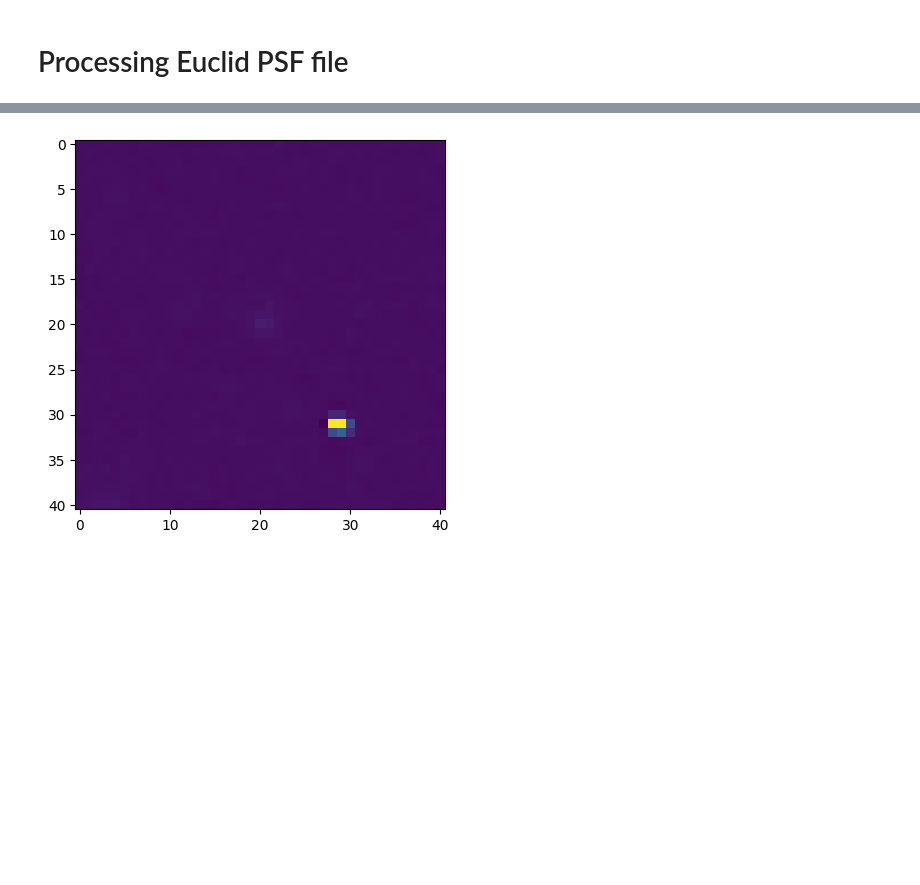
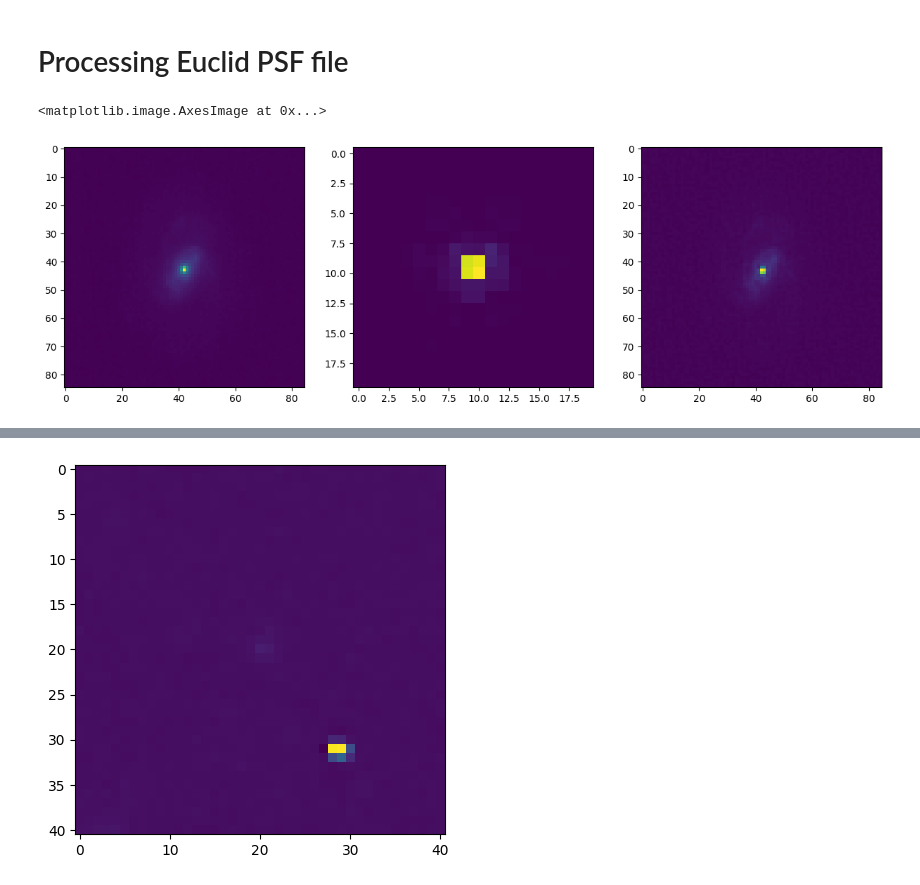
Before and after one commit to xoubish/superNISP, a Jupyter notebook: code/process_data.ipynb, the cells around one changed output, grey strips where cells are left out. Saved outputs shown, nothing was run; the diff lists cells and outputs as text; code cells hidden in the pictures; blank space fills up the shorter version.

```diff
--- a/code/process_data.ipynb
+++ b/code/process_data.ipynb
@@ -108,6 +109,43 @@ from skimage import restoration
 sys.path.insert(0, '/home/eaev/mer_psf/')
 from mer.psf.MerCatalogPsf import MerCatalogPsf as mpsf
 import clipping
+# %%
+# Instantiate dropbox token
+with open('../../secrets/dropbox_token') as token_file:
+    token = token_file.read()
+    dbx = dropbox.Dropbox(token.strip(), timeout=None)
+
+cat = pd.read_csv("../catalog/matched_cat_cosmos_2.csv")
+idx = 1029
+
+jwst_file = cat.iloc[idx].jwst_image
+psf_file = '../data/PSF_NIRCam_in_flight_opd_filter_F115W.fits'
+
+hdr, jwst_data = clipping.get_fits_file(clipping.dbx_url, jwst_file, dbx, hdu_idx=0)
+with fits.open(psf_file) as hdul:
+    psf_hdr, psf_data = hdul[1].header, hdul[1].data
+
+wcs = WCS(hdr)
+sc = SkyCoord(cat.iloc[idx].ra, cat.iloc[idx].dec, unit='deg')
+
+clip = Cutout2D(jwst_data, sc, 205, wcs=wcs)
+# %%
+fig, axes = plt.subplots(1, 3, figsize=(15, 5))
+
+axes[0].imshow(clip.data[60:-60,60:-60])
+
+# zoomed = resize_psf(psf_data, 1, 6)
+# zoomed /= np.sum(zoomed)
+
+cx, cy = np.array(psf_data.shape)//2
+zoomed = Cutout2D(psf_data, (cx, cy), 20)
+axes[1].imshow(zoomed.data)
+
+deconv, _ = restoration.unsupervised_wiener(clip.data[60:-60,60:-60], zoomed.data, clip=False)
+axes[2].imshow(deconv)
+# %% [output]
+<matplotlib.image.AxesImage at 0x...>
+[figure, added]
 # %%
 # Instantiate dropbox token
 with open('../../secrets/dropbox_token') as token_file:
```
Also changed, not shown: parts of 7 cells of this notebook, 6 other files.
